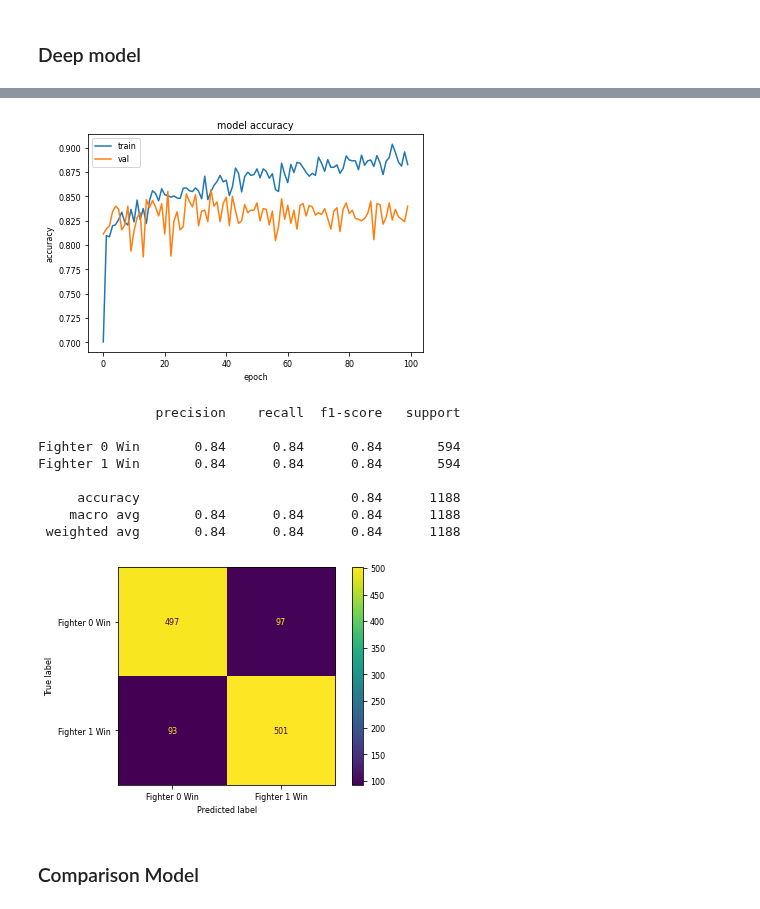
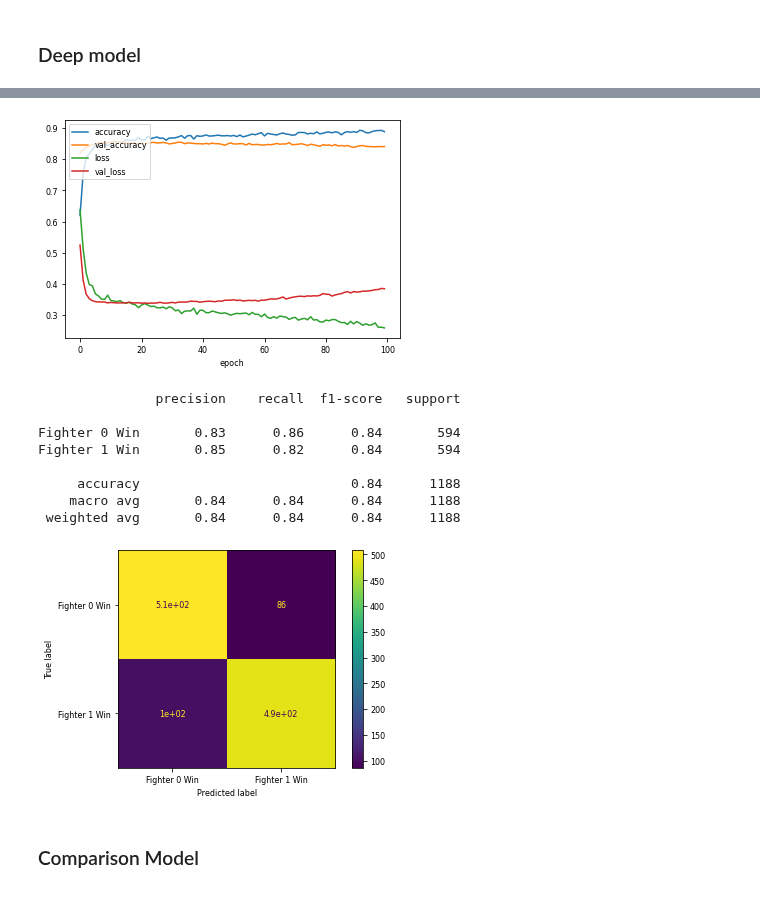
Before and after one commit to tylerlum/ufc_automated_scoring_system, a Jupyter notebook: UFC_automated_scoring.ipynb, the cells around one changed output, grey strips where cells are left out. Saved outputs shown, nothing was run; the diff lists cells and outputs as text; code cells hidden in the pictures.

```diff
--- a/UFC_automated_scoring.ipynb
+++ b/UFC_automated_scoring.ipynb
@@ -287,0 +642,13 @@ Fighter 1 Win       0.83      0.83      0.83       594
+# %%
+from sklearn.linear_model import LogisticRegression
+logistic_regression_clf = LogisticRegression(random_state=0).fit(X_train, y_train)
+
+accuracy_train = logistic_regression_clf.score(X_train, y_train)
+accuracy_valid = logistic_regression_clf.score(X_valid, y_valid)
+print(f"accuracy_train = {accuracy_train}")
+print(f"accuracy_valid = {accuracy_valid}")
+
+# Visualize importances
+import matplotlib.pyplot as plt
+plt.rcParams.update({'font.size': 8})
+plt.barh(X_train.columns, logistic_regression_clf.coef_[0])
@@ -287,0 +673,12 @@ Fighter 1 Win       0.83      0.83      0.83       594
+# %%
+logistic_regression_l1_clf = LogisticRegression(penalty='l1', solver='liblinear', random_state=0).fit(X_train, y_train)
+
+accuracy_train = logistic_regression_l1_clf.score(X_train, y_train)
+accuracy_valid = logistic_regression_l1_clf.score(X_valid, y_valid)
+print(f"accuracy_train = {accuracy_train}")
+print(f"accuracy_valid = {accuracy_valid}")
+
+# Visualize importances
+import matplotlib.pyplot as plt
+plt.rcParams.update({'font.size': 8})
+plt.barh(X_train.columns, logistic_regression_l1_clf.coef_[0])
@@ -293,8 +786,9 @@ import tensorflow as tf
 
 deep_model = tf.keras.models.Sequential()
 deep_model.add(tf.keras.Input(shape=X_train.shape[1:]))
-deep_model.add(tf.keras.layers.Dense(32, activation='relu'))
-deep_model.add(tf.keras.layers.Dense(32, activation='relu'))
+deep_model.add(tf.keras.layers.Dense(16, activation='relu'))
+deep_model.add(tf.keras.layers.Dense(16, activation='relu'))
+deep_model.add(tf.keras.layers.Dropout(0.5))
 deep_model.add(tf.keras.layers.Dense(1, activation='sigmoid'))
 
 deep_model.compile(optimizer='adam', loss='binary_crossentropy', metrics=['accuracy'])
@@ -315,7 +811,5 @@ Trainable params: 2,081
 Non-trainable params: 0
 _________________________________________________________________
 # %%
-H = deep_model.fit(X_train, y_train, epochs=100, validation_data=(X_valid, y_valid))
-deep_model.evaluate(X_train, y_train)
-deep_model.evaluate(X_valid, y_valid)
+H = deep_model.fit(X_train, y_train, epochs=100, validation_data=(X_valid_new_normal, y_valid))
 # %% [output]
@@ -340,27 +833,27 @@ Epoch 100/100
 # %%
 from matplotlib import pyplot as plt
-plt.plot(H.history['acc'])
-plt.plot(H.history['val_acc'])
-plt.title('model accuracy')
-plt.ylabel('accuracy')
+plt.plot(H.history['accuracy'])
+plt.plot(H.history['val_accuracy'])
+plt.plot(H.history['loss'])
+plt.plot(H.history['val_loss'])
 plt.xlabel('epoch')
-plt.legend(['train', 'val'], loc='upper left')
+plt.legend(['accuracy', 'val_accuracy', 'loss', 'val_loss'], loc='upper left')
 plt.show()
 # %% [output]
-[figure, old version]
+[figure, new version]
 # %%
-plot_confusion_matrix(deep_model, X_valid, y_valid)
-print_classification_report(deep_model, X_valid, y_valid)
+plot_confusion_matrix(deep_model, X_valid_new_normal, y_valid)
+print_classification_report(deep_model, X_valid_new_normal, y_valid)
 # %% [output]
                precision    recall  f1-score   support
 
-Fighter 0 Win       0.84      0.84      0.84       594
-Fighter 1 Win       0.84      0.84      0.84       594
+Fighter 0 Win       0.83      0.86      0.84       594
+Fighter 1 Win       0.85      0.82      0.84       594
 
      accuracy                           0.84      1188
     macro avg       0.84      0.84      0.84      1188
  weighted avg       0.84      0.84      0.84      1188
-[figure, old version]
+[figure, new version]
 # %% [markdown]
 ### Comparison Model
 # %%
```
Also changed, not shown: parts of 84 cells of this notebook.
